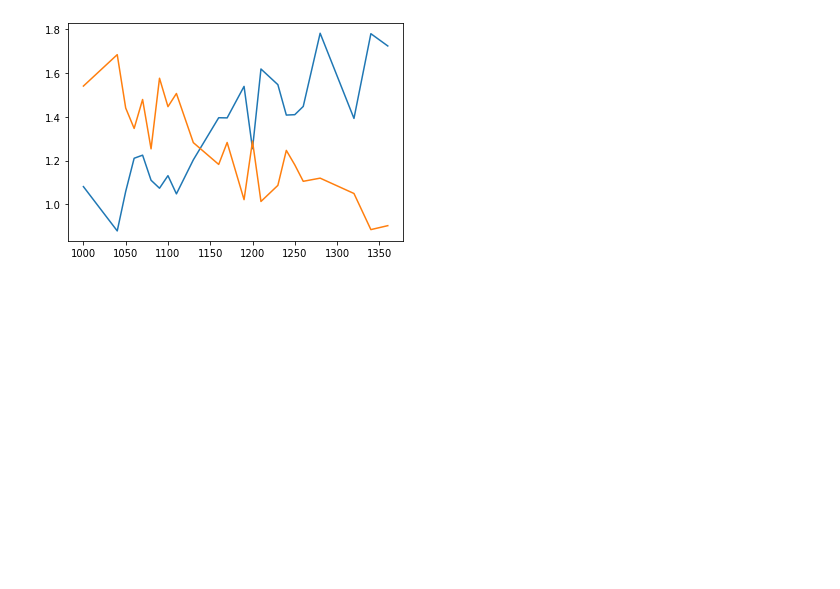
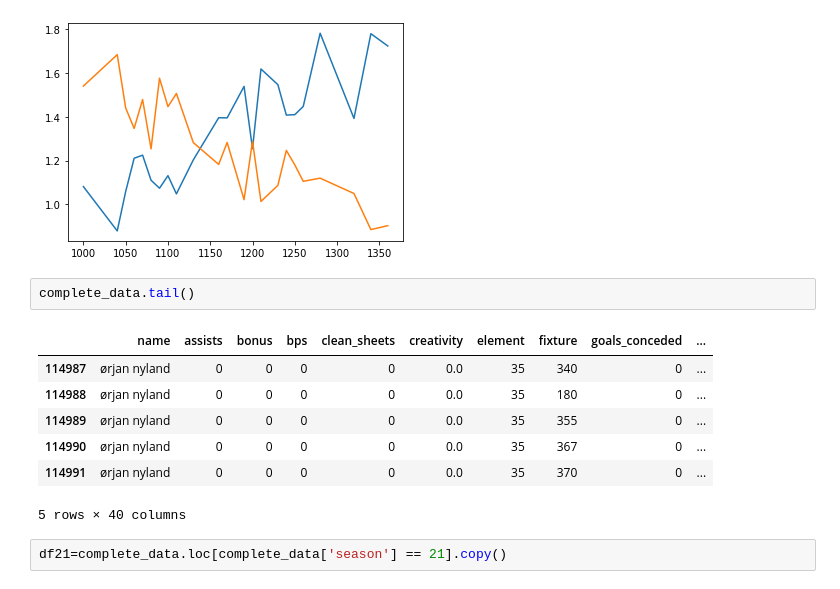
Before and after one commit to 1kruidenp/fflpred, a Jupyter notebook: notebooks/peps_notebook_trio.ipynb, the cells around one changed output. Saved outputs shown, nothing was run; the diff lists cells and outputs as text; blank space fills up the shorter version.

```diff
--- a/notebooks/peps_notebook_trio.ipynb
+++ b/notebooks/peps_notebook_trio.ipynb
@@ -213,3 +213,15 @@ plt.plot(df21[['total_points','opponent_level']].groupby('opponent_level').mean(
 # %% [output]
 [<matplotlib.lines.Line2D at 0x...>]
 [figure]
+# %%
+complete_data.tail()
+# %% [output]
+|  | name | assists | bonus | bps | clean_sheets | creativity | element | fixture | goals_conceded | ... |
+| 114987 | ørjan nyland | 0 | 0 | 0 | 0 | 0.0 | 35 | 340 | 0 | ... |
+| 114988 | ørjan nyland | 0 | 0 | 0 | 0 | 0.0 | 35 | 180 | 0 | ... |
+| 114989 | ørjan nyland | 0 | 0 | 0 | 0 | 0.0 | 35 | 355 | 0 | ... |
+| 114990 | ørjan nyland | 0 | 0 | 0 | 0 | 0.0 | 35 | 367 | 0 | ... |
+| 114991 | ørjan nyland | 0 | 0 | 0 | 0 | 0.0 | 35 | 370 | 0 | ... |
+5 rows × 40 columns
+# %%
+df21=complete_data.loc[complete_data['season'] == 21].copy()
```
Also changed, not shown: parts of 2 cells of this notebook.
